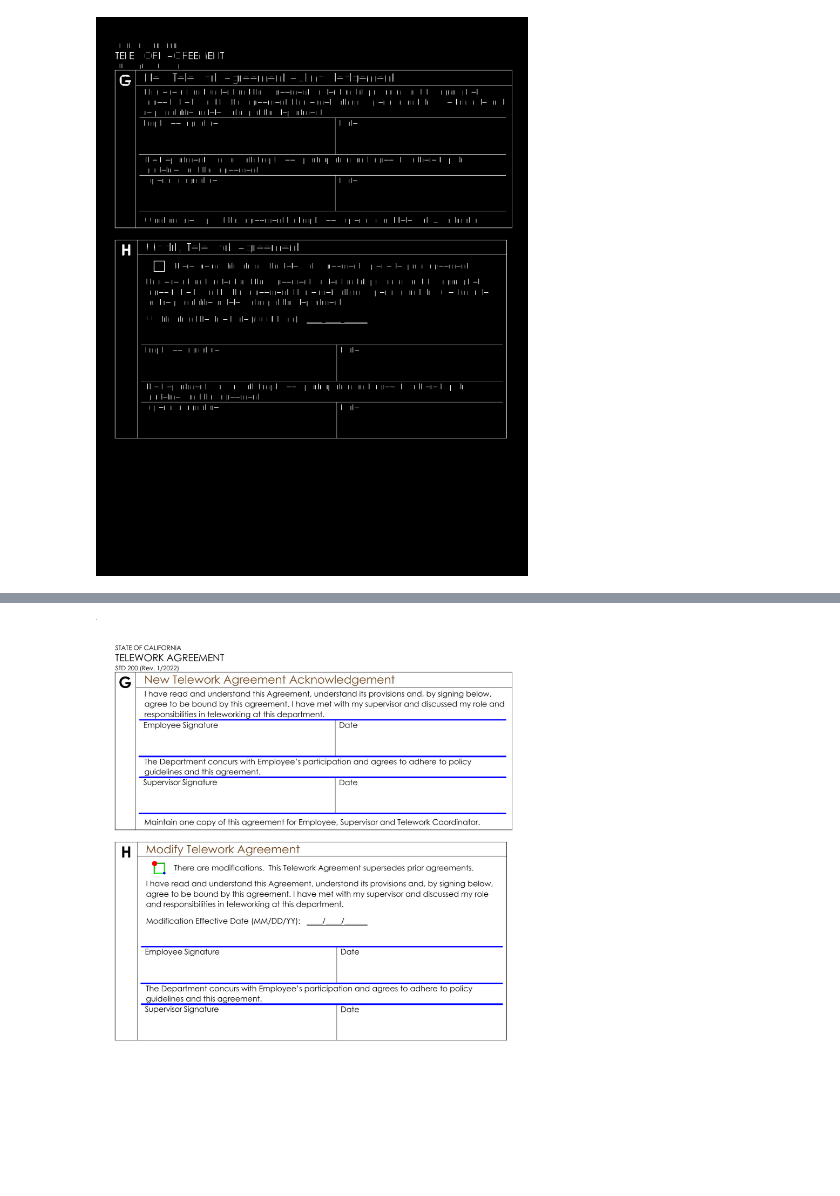
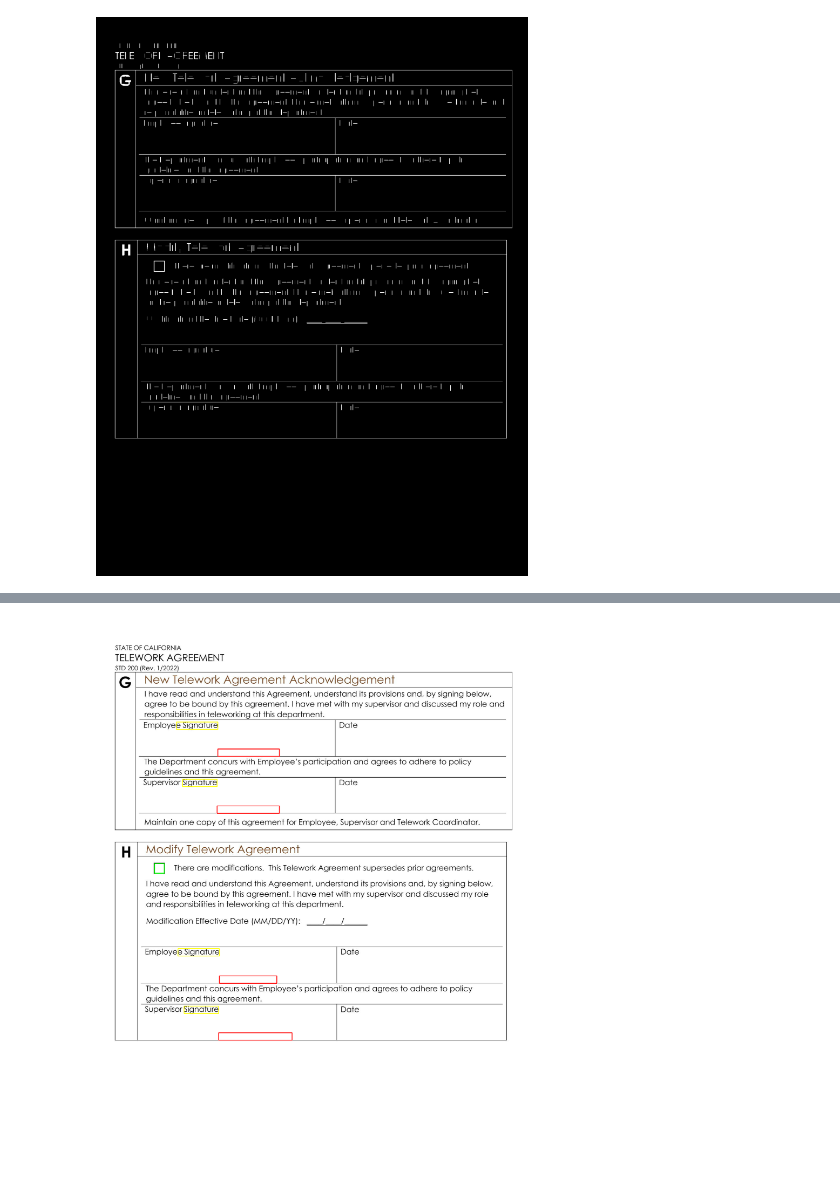
Before and after one commit to maxshay/motley-crew-django-backend, a Jupyter notebook: DocumentFormRecognition.ipynb, the cells around one changed output, grey strips where cells are left out. Drawn from its saved outputs; the diff is of its cells as text; code cells hidden in the pictures.

Commit message:
Removed unnecessary boxes and markers

```diff
--- a/DocumentFormRecognition.ipynb
+++ b/DocumentFormRecognition.ipynb
@@ -134,0 +154,6 @@ for i in range(0, len(lines)):
+# %%
+for x,y,w,h in signature_locations:
+    #Apply rectangle outline
+    cv2.rectangle(image_array,(x,y),(x+w,y+h),(255,255,0),2)
+
+Image.fromarray(image_array)
@@ -142,0 +198,30 @@ Image.fromarray(image_array)
+# %%
+#Find signature boxes from signature lines
+signature_boxes = np.array([(0,0,0,0)])
+for i in range(0, len(signature_locations)):
+  #Get location and dimensions of signature identifier
+  loc =  signature_locations[i]
+  x = loc[0]
+  y = loc[1]
+  w = loc[2]
+  h = loc[3]
+  for x1, y1, x2, y2 in signature_lines[(i*2):((i*2)+1)]:
+    #Check above line for conflicts
+    check_x = x+w
+    check_y = y1-h
+    check_w = (x2-x1)//2-check_x
+    check_h = h
+    #Create a cropped image with just the select box
+    crop_img = image_array[check_y:check_y+check_h, check_x:check_x+check_w]
+    #Read text from box
+    img_text = pt.image_to_string(crop_img)
+    #Check for empty space
+    if not img_text.strip():
+      signature_boxes = np.concatenate((signature_boxes, [(check_x, check_y, check_w, check_h)]))
+signature_boxes = np.delete(signature_boxes, [0], axis=0)
+# %%
+for x,y,w,h in signature_boxes:
+    #Apply rectangle outline
+    cv2.rectangle(image_array,(x,y),(x+w,y+h),(255,0,0),2)
+
+Image.fromarray(image_array)
@@ -143,18 +230,18 @@ Image.fromarray(image_array)
 # %%
 #Paint box boundaries and mark corners
-for x,y,w,h,area in blankBoxes[1:]:
+for x,y,w,h,area in blankBoxes:
     #Apply rectangle outline
     cv2.rectangle(image_array,(x,y),(x+w,y+h),(0,255,0),2)
     #Apply upper left corner marker (Red)
-    cv2.circle(image_array, (x,y), 10, (255,0,0), -1)
+    #cv2.circle(image_array, (x,y), 10, (255,0,0), -1)
 
 
 #Second loop to layer markers correctly
-for x,y,w,h,area in blankBoxes[1:]:
+#for x,y,w,h,area in blankBoxes:
     #Apply bottom right corner marker (Blue)
-    cv2.circle(image_array, (x+w,y+h), 5, (0,0,255), -1)
+    #cv2.circle(image_array, (x+w,y+h), 5, (0,0,255), -1)
 
 
 Image.fromarray(image_array)
 # %% [output]
-[figure, old version]
+[figure, new version]
```
Also changed, not shown: parts of 9 cells of this notebook.
